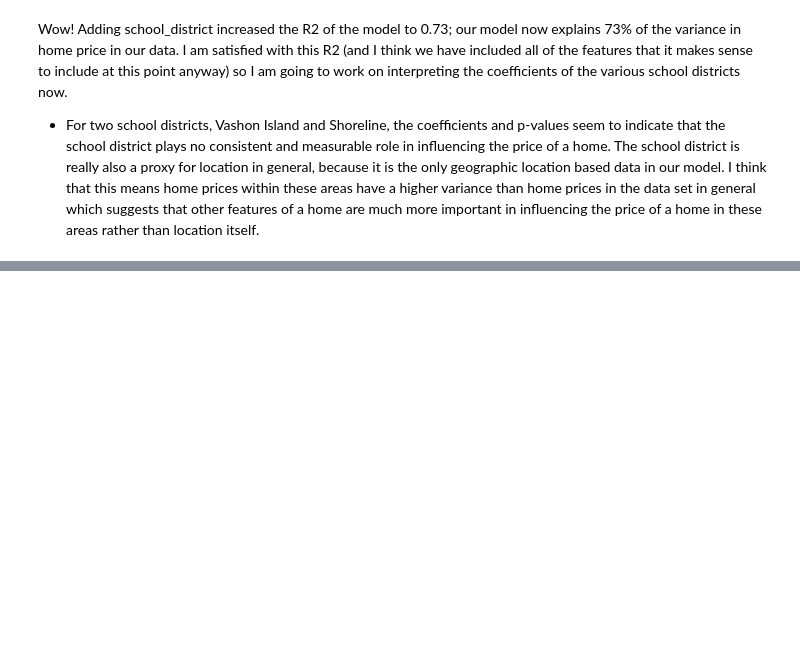
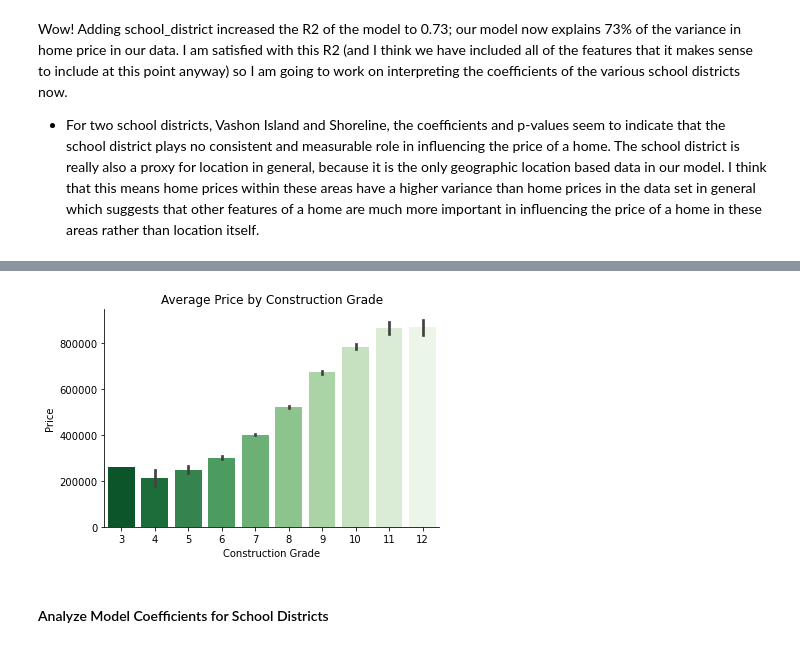
Before and after one commit to ran0027/dsc-phase2-project, a Jupyter notebook: analysis.ipynb, the cells around one changed output, grey strips where cells are left out. Saved outputs shown, nothing was run; the diff lists cells and outputs as text; code cells hidden in the pictures; blank space fills up the shorter version.

```diff
--- a/analysis.ipynb
+++ b/analysis.ipynb
@@ -1160,0 +1087,21 @@ X_train = pd.concat([X_train.drop('zipcode', axis=1), X_train_ohe], axis=1)
+# %%
+# look at average price for homes with a certain grade of construction
+
+fig, ax = plt.subplots()
+
+sns.barplot(data=data, x='grade', y='price', palette='Greens_r')
+
+ax.set_title('Average Price by Construction Grade')
+
+ax.set_ylabel('Price')
+
+ax.set_xlabel('Construction Grade')
+
+ax.spines['right'].set_visible(False)
+ax.spines['top'].set_visible(False);
+
+# fig.savefig('price_by_grade', bbox_inches='tight');
+# %% [output]
+[figure, added]
+# %% [markdown]
+#### Analyze Model Coefficients for School Districts
```
Also changed, not shown: parts of 66 cells of this notebook.
